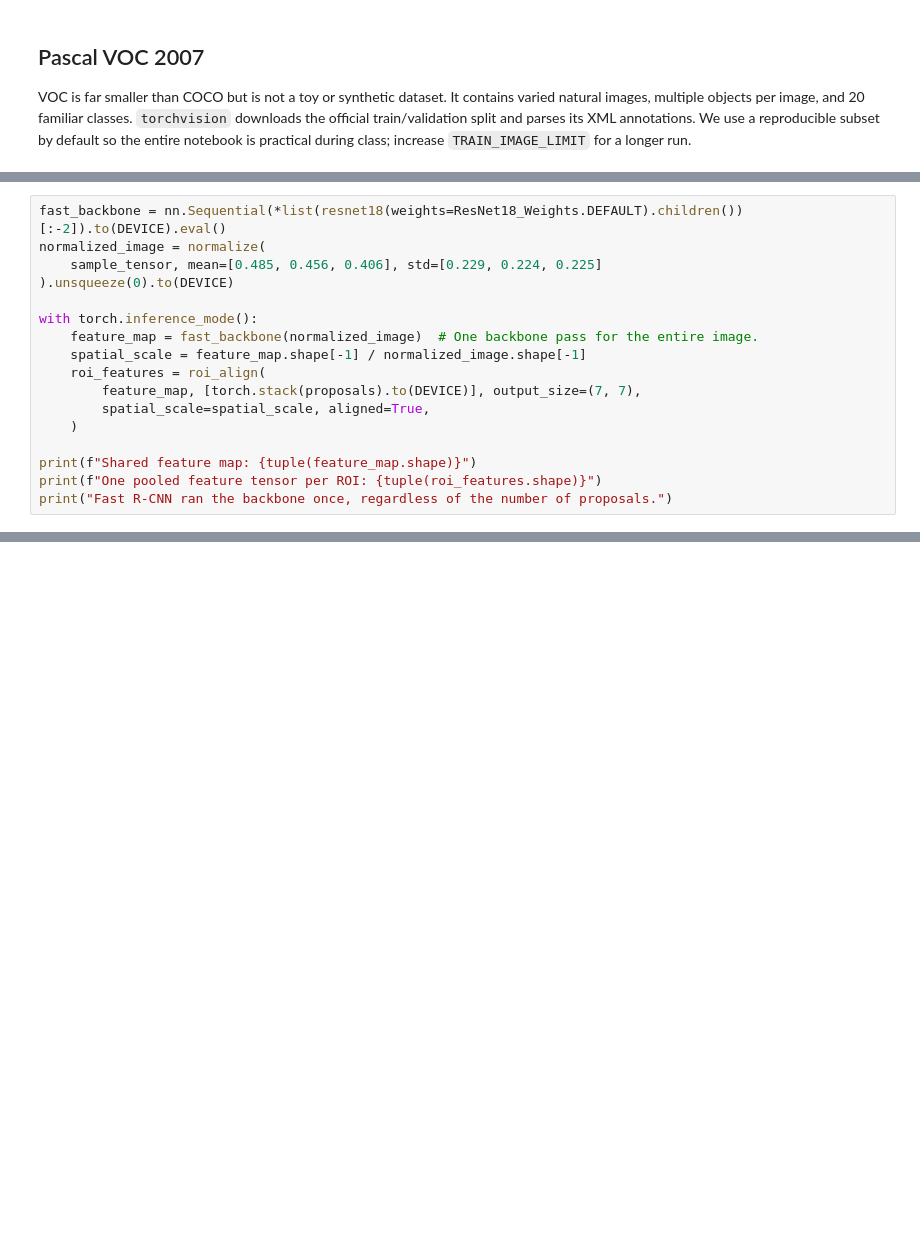
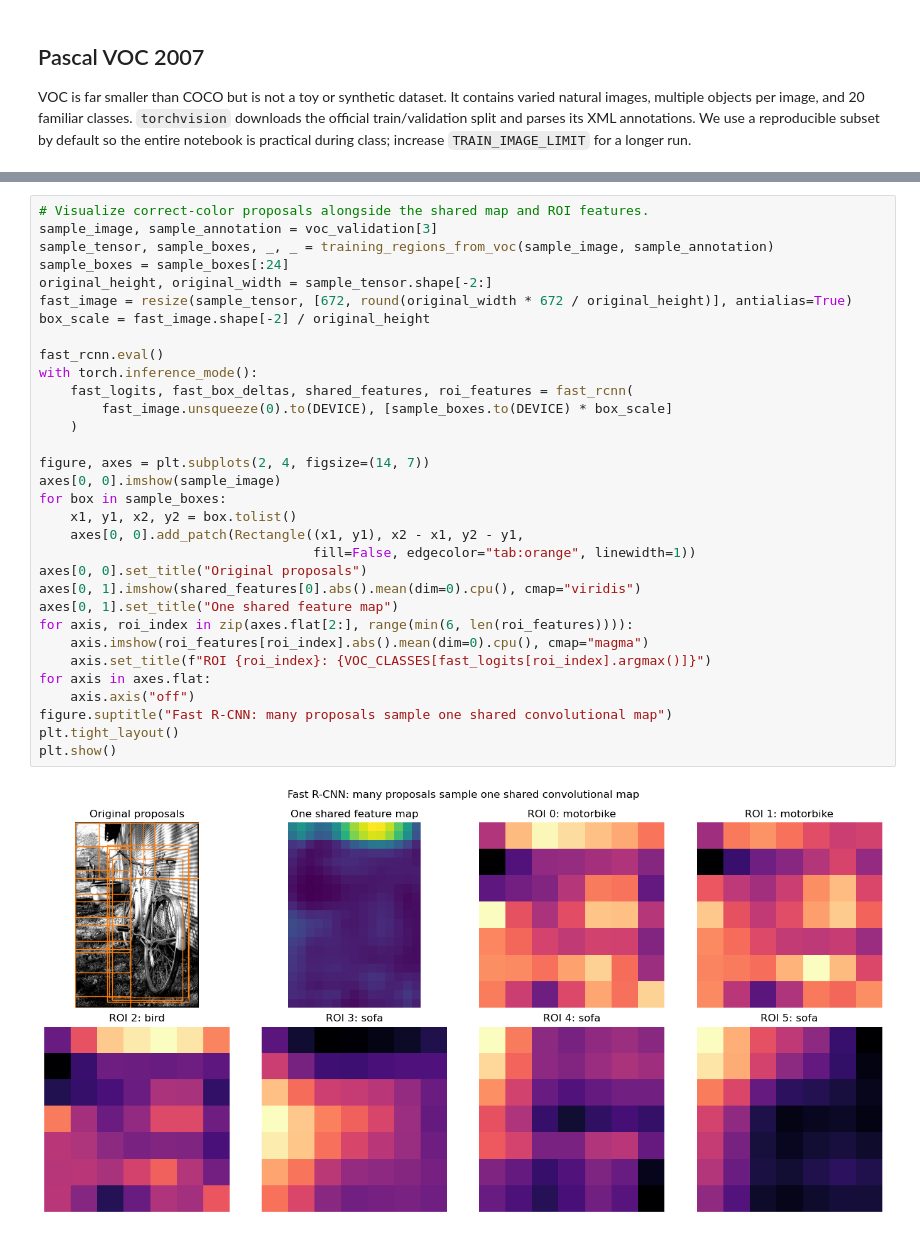
Before and after one commit to rtwhite1546/Fall-2026-Deep-Learning, a Jupyter notebook: Week-10-Object-Detection/Week-10.ipynb, the cells around one changed output, grey strips where cells are left out. Saved outputs shown, nothing was run; the diff lists cells and outputs as text; blank space fills up the shorter version.

```diff
--- a/Week-10-Object-Detection/Week-10.ipynb
+++ b/Week-10-Object-Detection/Week-10.ipynb
@@ -290,17 +62,0 @@ Fast R-CNN jointly predicts a class and class-specific box correction for each R
-# %%
-fast_backbone = nn.Sequential(*list(resnet18(weights=ResNet18_Weights.DEFAULT).children())[:-2]).to(DEVICE).eval()
-normalized_image = normalize(
-    sample_tensor, mean=[0.485, 0.456, 0.406], std=[0.229, 0.224, 0.225]
-).unsqueeze(0).to(DEVICE)
-
-with torch.inference_mode():
-    feature_map = fast_backbone(normalized_image)  # One backbone pass for the entire image.
-    spatial_scale = feature_map.shape[-1] / normalized_image.shape[-1]
-    roi_features = roi_align(
-        feature_map, [torch.stack(proposals).to(DEVICE)], output_size=(7, 7),
-        spatial_scale=spatial_scale, aligned=True,
-    )
-
-print(f"Shared feature map: {tuple(feature_map.shape)}")
-print(f"One pooled feature tensor per ROI: {tuple(roi_features.shape)}")
-print("Fast R-CNN ran the backbone once, regardless of the number of proposals.")
@@ -477,0 +745,34 @@ A later extension will implement a YOLO-style head and target encoder. For now,
+# %%
+# Visualize correct-color proposals alongside the shared map and ROI features.
+sample_image, sample_annotation = voc_validation[3]
+sample_tensor, sample_boxes, _, _ = training_regions_from_voc(sample_image, sample_annotation)
+sample_boxes = sample_boxes[:24]
+original_height, original_width = sample_tensor.shape[-2:]
+fast_image = resize(sample_tensor, [672, round(original_width * 672 / original_height)], antialias=True)
+box_scale = fast_image.shape[-2] / original_height
+
+fast_rcnn.eval()
+with torch.inference_mode():
+    fast_logits, fast_box_deltas, shared_features, roi_features = fast_rcnn(
+        fast_image.unsqueeze(0).to(DEVICE), [sample_boxes.to(DEVICE) * box_scale]
+    )
+
+figure, axes = plt.subplots(2, 4, figsize=(14, 7))
+axes[0, 0].imshow(sample_image)
+for box in sample_boxes:
+    x1, y1, x2, y2 = box.tolist()
+    axes[0, 0].add_patch(Rectangle((x1, y1), x2 - x1, y2 - y1,
+                                   fill=False, edgecolor="tab:orange", linewidth=1))
+axes[0, 0].set_title("Original proposals")
+axes[0, 1].imshow(shared_features[0].abs().mean(dim=0).cpu(), cmap="viridis")
+axes[0, 1].set_title("One shared feature map")
+for axis, roi_index in zip(axes.flat[2:], range(min(6, len(roi_features)))):
+    axis.imshow(roi_features[roi_index].abs().mean(dim=0).cpu(), cmap="magma")
+    axis.set_title(f"ROI {roi_index}: {VOC_CLASSES[fast_logits[roi_index].argmax()]}")
+for axis in axes.flat:
+    axis.axis("off")
+figure.suptitle("Fast R-CNN: many proposals sample one shared convolutional map")
+plt.tight_layout()
+plt.show()
+# %% [output]
+[figure, added]
```
Also changed, not shown: parts of 51 cells of this notebook.
